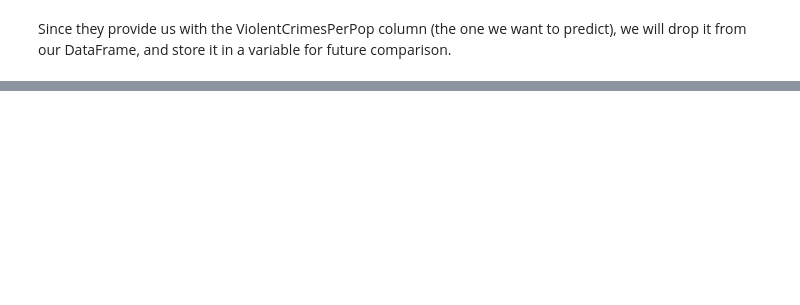
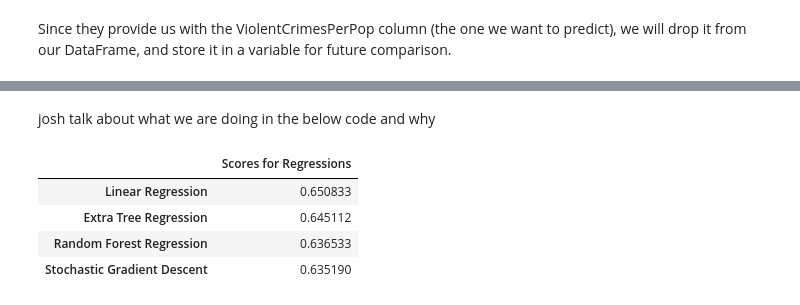
Before and after one commit to ddeychak/ddeychak.github.io, a Jupyter notebook: FinalTutorial - Gold Master.ipynb, the cells around one changed output, grey strips where cells are left out. Cells and saved outputs as stored; diff of their text form; code cells hidden in the pictures; blank space fills up the shorter version.

```diff
--- a/FinalTutorial - Gold Master.ipynb
+++ b/FinalTutorial - Gold Master.ipynb
@@ -328,0 +307,17 @@ ICD.display(rfDF)
+# %% [markdown]
+josh talk about what we are doing in the below code and why
+# %%
+#Create score DataFrame
+scoreList = [reg.score(test_data_arr, test_violent_crimes), SGD.score(test_data_arr, test_violent_crimes),ETReg.score(test_data_arr, test_violent_crimes),RFReg.score(test_data_arr, test_violent_crimes)]
+scoreCols = ['Linear Regression','Stochastic Gradient Descent', 'Extra Tree Regression', 'Random Forest Regression']
+scoreDF = pd.DataFrame(scoreList)
+scoreDF.columns = ['Scores for Regressions']
+scoreDF.index = scoreCols
+scoreDF = scoreDF.sort_values(ascending=False,by='Scores for Regressions')
+ICD.display(scoreDF)
+# %% [output]
+|  | Scores for Regressions |
+| Linear Regression | 0.650833 |
+| Extra Tree Regression | 0.645112 |
+| Random Forest Regression | 0.636533 |
+| Stochastic Gradient Descent | 0.635190 |
```
Also changed, not shown: parts of 12 cells of this notebook.
